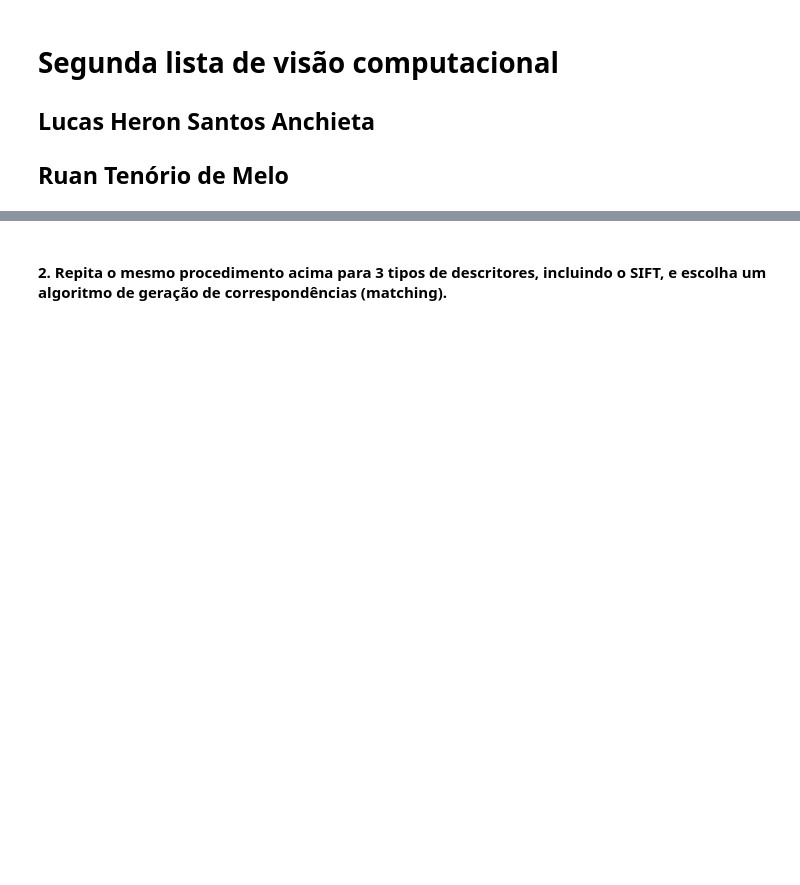
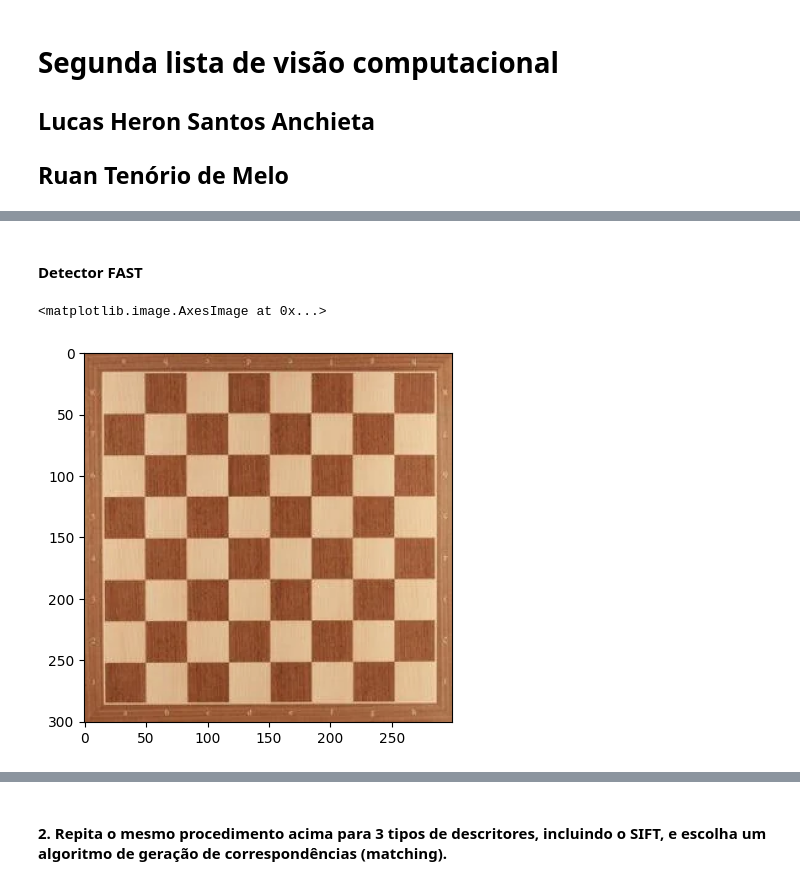
Before and after one commit to LukeHer0/visao_computacional, a Jupyter notebook: lista2/visao_computacional_lista_2.ipynb, the cells around one changed output, grey strips where cells are left out. Saved outputs shown, nothing was run; the diff lists cells and outputs as text; code cells hidden in the pictures; blank space fills up the shorter version.

```diff
--- a/lista2/visao_computacional_lista_2.ipynb
+++ b/lista2/visao_computacional_lista_2.ipynb
@@ -33,0 +51,7 @@ True
+# %% [markdown]
+#### Detector FAST
+# %%
+plt.imshow(img)
+# %% [output]
+<matplotlib.image.AxesImage at 0x...>
+[figure, added]
```
Also changed, not shown: parts of 15 cells of this notebook, 2 other files.
